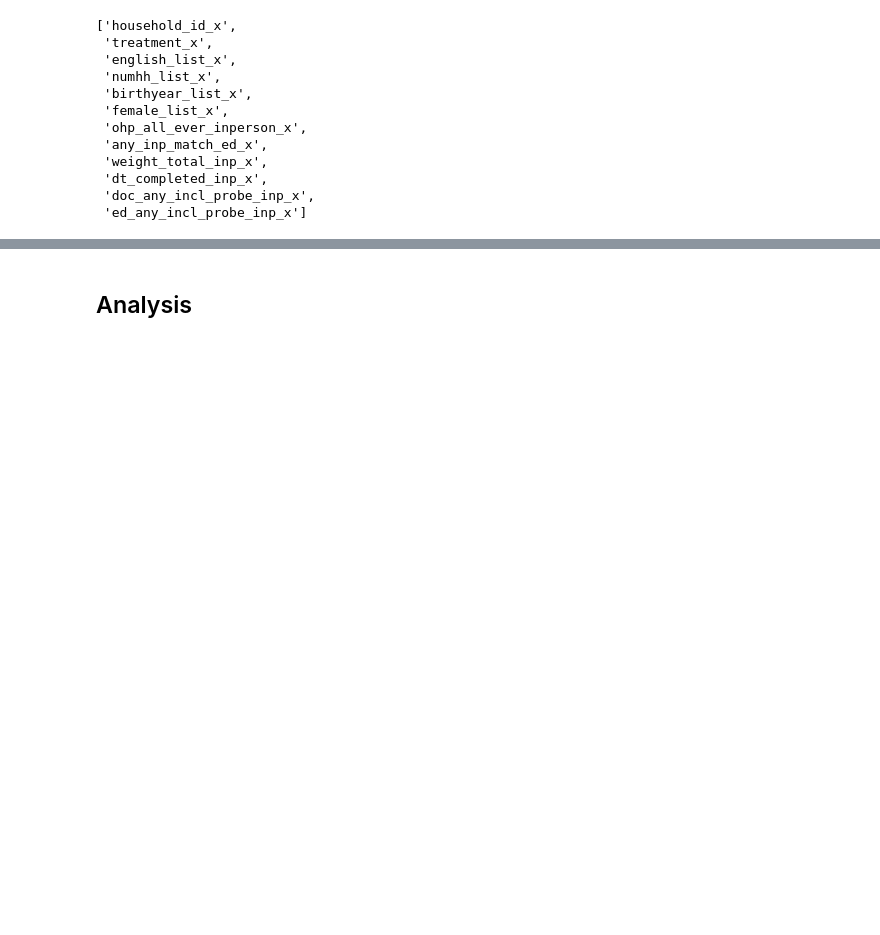
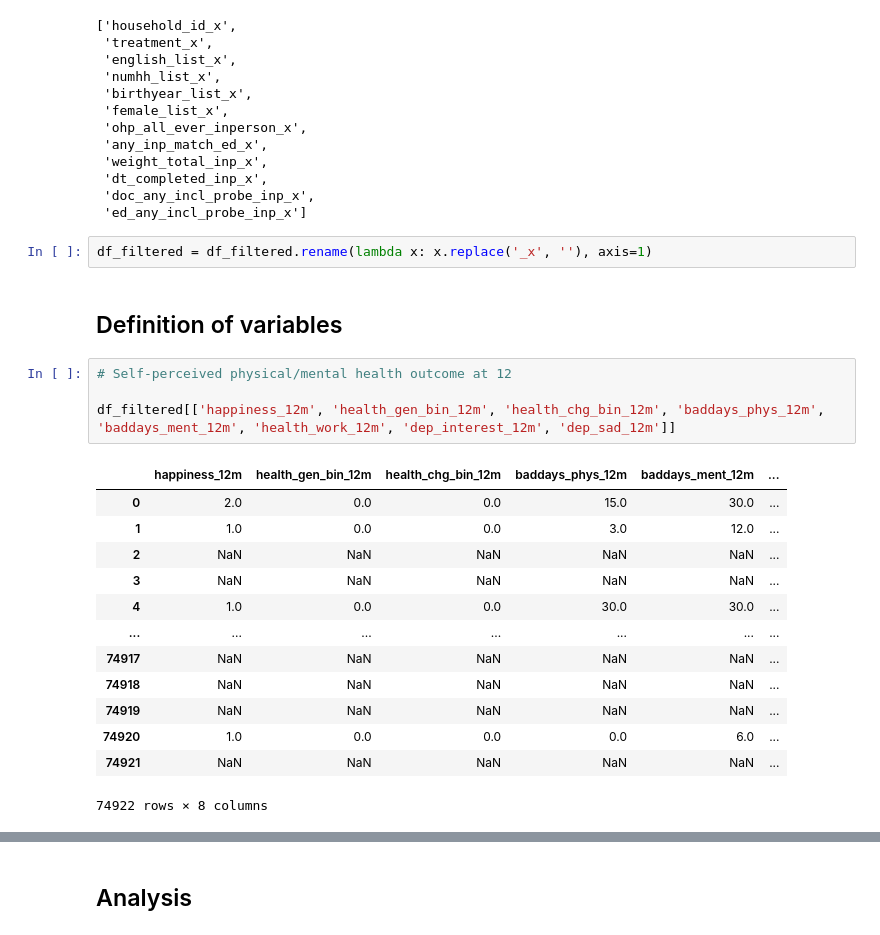
Before and after one commit to Yasmineouattara/ML_for_Econ_Final_Project, a Jupyter notebook: Notebook_Tim.ipynb, the cells around one changed output, grey strips where cells are left out. Saved outputs shown, nothing was run; the diff lists cells and outputs as text; blank space fills up the shorter version.

```diff
--- a/Notebook_Tim.ipynb
+++ b/Notebook_Tim.ipynb
@@ -176,3 +171,25 @@ filtered_columns
  'dt_completed_inp_x',
  'doc_any_incl_probe_inp_x',
  'ed_any_incl_probe_inp_x']
+# %%
+df_filtered = df_filtered.rename(lambda x: x.replace('_x', ''), axis=1)
+# %% [markdown]
+## Definition of variables
+# %%
+# Self-perceived physical/mental health outcome at 12
+
+df_filtered[['happiness_12m', 'health_gen_bin_12m', 'health_chg_bin_12m', 'baddays_phys_12m', 'baddays_ment_12m', 'health_work_12m', 'dep_interest_12m', 'dep_sad_12m']]
+# %% [output]
+|  | happiness_12m | health_gen_bin_12m | health_chg_bin_12m | baddays_phys_12m | baddays_ment_12m | ... |
+| 0 | 2.0 | 0.0 | 0.0 | 15.0 | 30.0 | ... |
+| 1 | 1.0 | 0.0 | 0.0 | 3.0 | 12.0 | ... |
+| 2 | NaN | NaN | NaN | NaN | NaN | ... |
+| 3 | NaN | NaN | NaN | NaN | NaN | ... |
+| 4 | 1.0 | 0.0 | 0.0 | 30.0 | 30.0 | ... |
+| ... | ... | ... | ... | ... | ... | ... |
+| 74917 | NaN | NaN | NaN | NaN | NaN | ... |
+| 74918 | NaN | NaN | NaN | NaN | NaN | ... |
+| 74919 | NaN | NaN | NaN | NaN | NaN | ... |
+| 74920 | 1.0 | 0.0 | 0.0 | 0.0 | 6.0 | ... |
+| 74921 | NaN | NaN | NaN | NaN | NaN | ... |
+74922 rows × 8 columns
```
Also changed, not shown: parts of 10 cells of this notebook.
